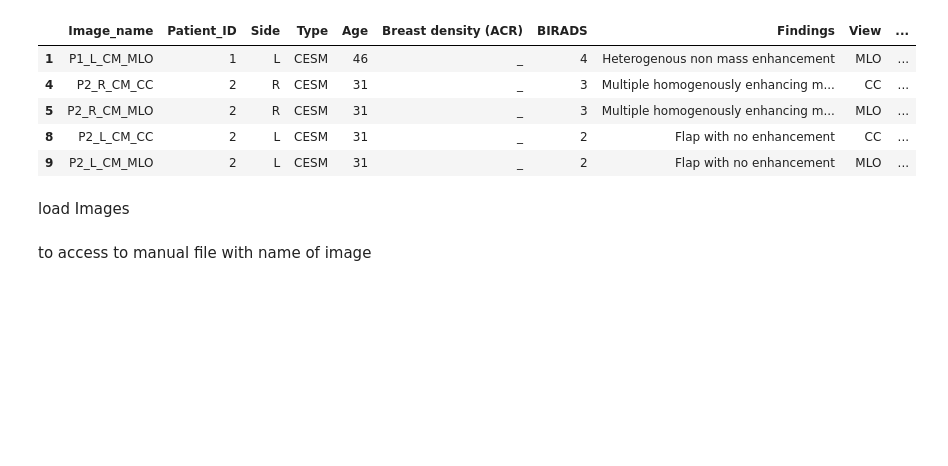
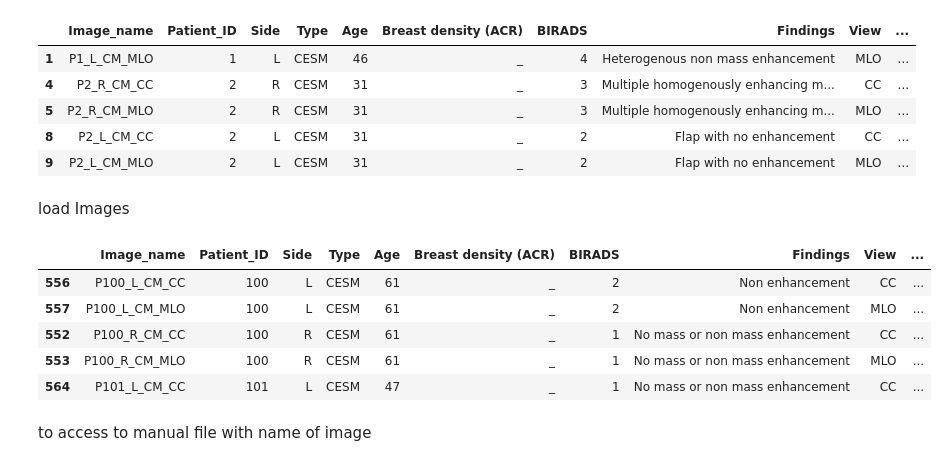
Before and after one commit to RexGod/DataMining_Pgu_Nueral_Network, a Jupyter notebook: finalProject.ipynb, the cells around one changed output. Cells and saved outputs as stored; diff of their text form; code cells hidden in the pictures; blank space fills up the shorter version.

Commit message:
sort manualRadio excel file

```diff
--- a/finalProject.ipynb
+++ b/finalProject.ipynb
@@ -44,3 +44,14 @@ for filename in images:
+# %%
+manualRadio = manualRadio.sort_values(by=['Image_name'])
+# %%
+manualRadio.head()
+# %% [output]
+|  | Image_name | Patient_ID | Side | Type | Age | Breast density (ACR) | BIRADS | Findings | View | ... |
+| 556 | P100_L_CM_CC | 100 | L | CESM | 61 | _ | 2 | Non enhancement | CC | ... |
+| 557 | P100_L_CM_MLO | 100 | L | CESM | 61 | _ | 2 | Non enhancement | MLO | ... |
+| 552 | P100_R_CM_CC | 100 | R | CESM | 61 | _ | 1 | No mass or non mass enhancement | CC | ... |
+| 553 | P100_R_CM_MLO | 100 | R | CESM | 61 | _ | 1 | No mass or non mass enhancement | MLO | ... |
+| 564 | P101_L_CM_CC | 101 | L | CESM | 47 | _ | 1 | No mass or non mass enhancement | CC | ... |
 # %% [markdown]
 to access to manual file with name of image
 # %%
```
Also changed, not shown: parts of 4 cells of this notebook.
